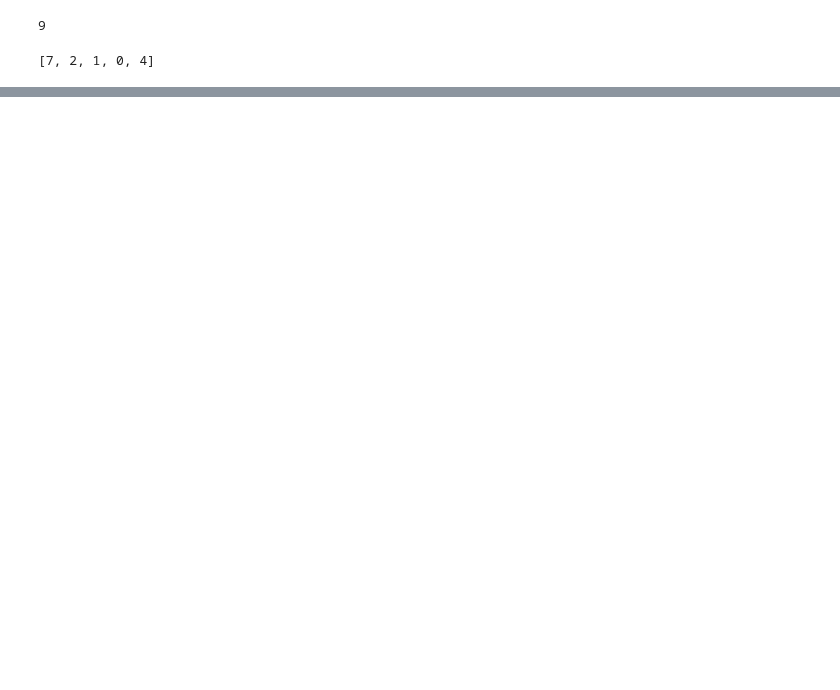
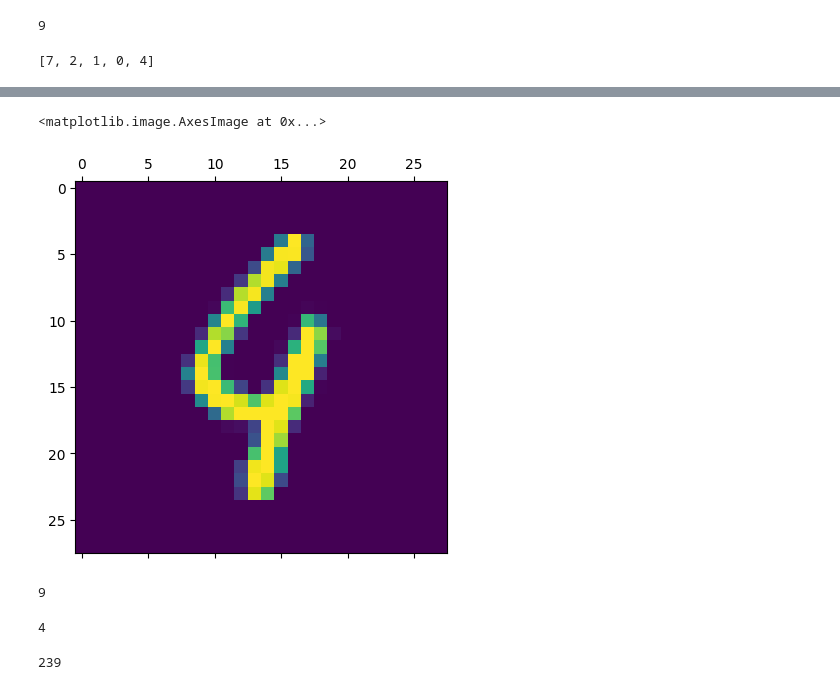
Before and after one commit to srijanparia/Handwritten-Digits-Classification-using-NN, a Jupyter notebook: Handwritten_digits_classification_using_neural_network.ipynb, the cells around one changed output, grey strips where cells are left out. Cells and saved outputs as stored; diff of their text form; code cells hidden in the pictures; blank space fills up the shorter version.

```diff
--- a/Handwritten_digits_classification_using_neural_network.ipynb
+++ b/Handwritten_digits_classification_using_neural_network.ipynb
@@ -215,0 +216,23 @@ Text(95.72222222222221, 0.5, 'Truth')
+# %%
+plt.matshow(x_test[115])
+# %% [output]
+<matplotlib.image.AxesImage at 0x...>
+[figure, added]
+# %%
+np.argmax(y_predict[115])
+# %% [output]
+9
+# %%
+y_test[115]
+# %% [output]
+4
+# %%
+count = 0
+for i in range(10000):
+  if y_test[i] != y_predicted_labels[i]:
+    count += 1
+    #print(i)
+
+print(count)
+# %% [output]
+239
```
Also changed, not shown: parts of 10 cells of this notebook.
